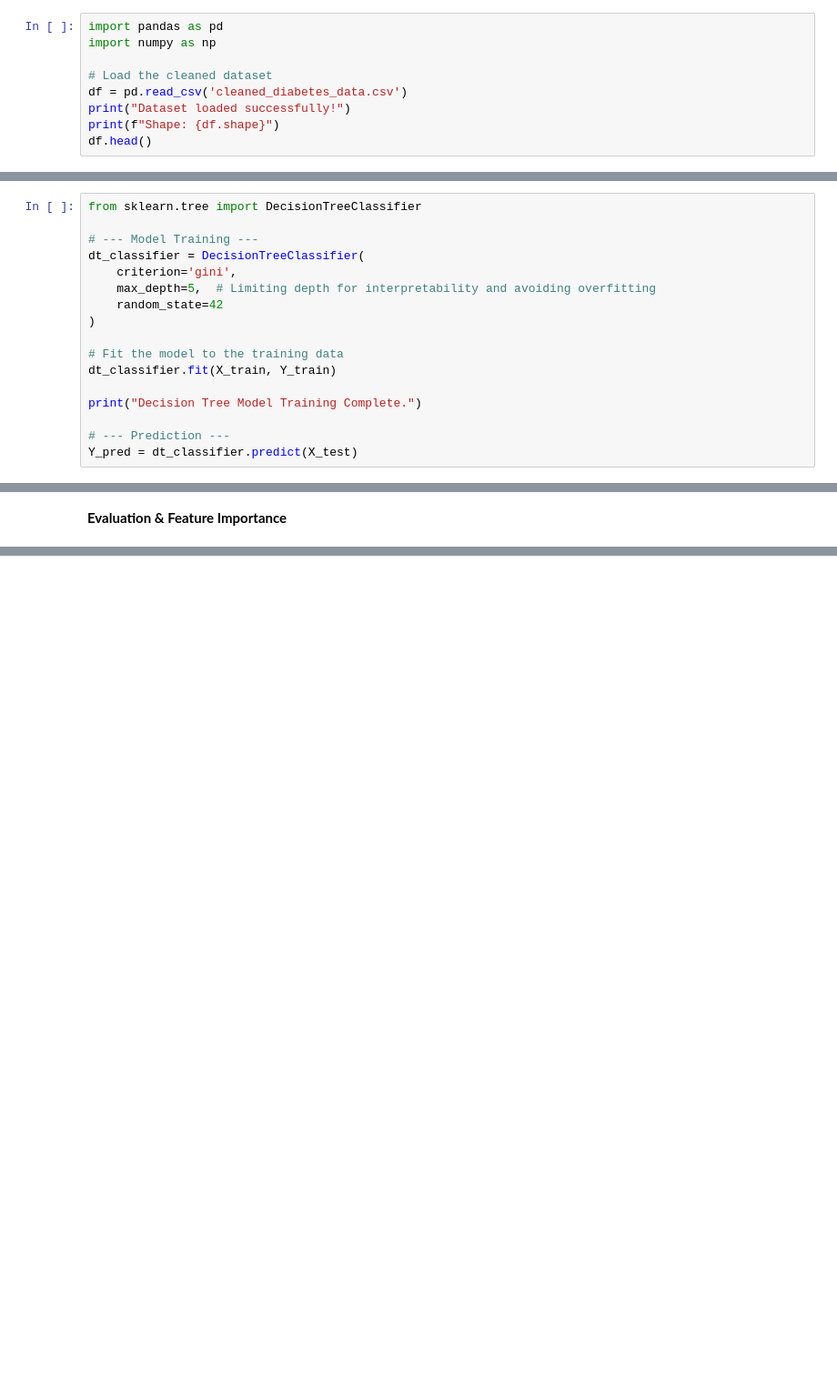
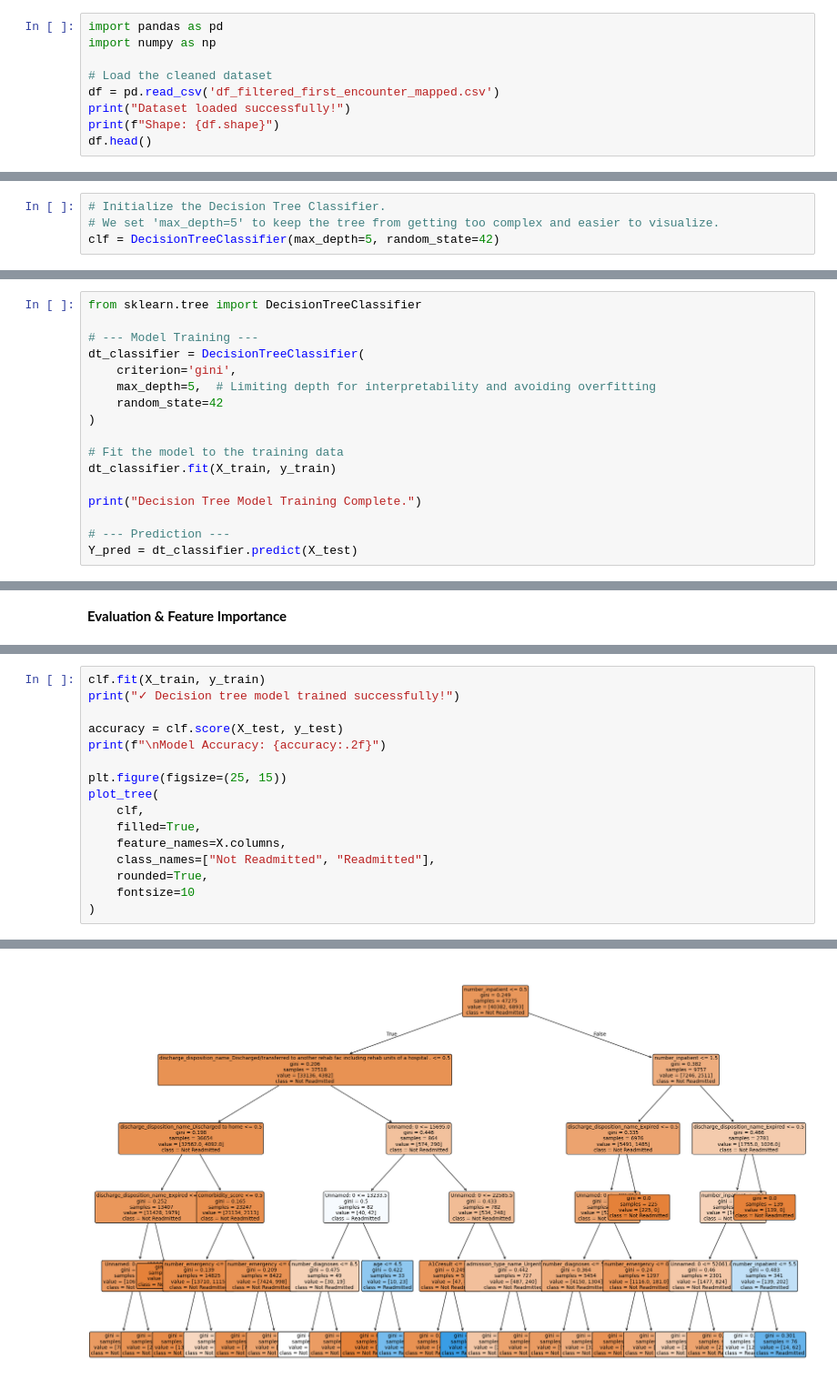
Before and after one commit to y171a/IT5006_EDA_Dashboard, a Jupyter notebook: Decision_Tree_Model.ipynb, the cells around one changed output, grey strips where cells are left out. Shown: that part at 91% size. Saved outputs shown, nothing was run; the diff lists cells and outputs as text; blank space fills up the shorter version.

Commit message:
updated decision tree model

```diff
--- a/Decision_Tree_Model.ipynb
+++ b/Decision_Tree_Model.ipynb
@@ -15,7 +15,7 @@ import pandas as pd
 import numpy as np
 
 # Load the cleaned dataset
-df = pd.read_csv('cleaned_diabetes_data.csv')
+df = pd.read_csv('df_filtered_first_encounter_mapped.csv')
 print("Dataset loaded successfully!")
 print(f"Shape: {df.shape}")
 df.head()
@@ -54,3 +53,7 @@ print(f"X_train shape: {X_train.shape}, X_test shape: {X_test.shape}")
+# %%
+# Initialize the Decision Tree Classifier.
+# We set 'max_depth=5' to keep the tree from getting too complex and easier to visualize.
+clf = DecisionTreeClassifier(max_depth=5, random_state=42)
 # %% [markdown]
 **Model Training & Prediction**
 # %%
@@ -64,7 +67,7 @@ dt_classifier = DecisionTreeClassifier(
 )
 
 # Fit the model to the training data
-dt_classifier.fit(X_train, Y_train)
+dt_classifier.fit(X_train, y_train)
 
 print("Decision Tree Model Training Complete.")
 
@@ -99,0 +123,17 @@ print(feature_importances.head(10))
+# %%
+clf.fit(X_train, y_train)
+print("✓ Decision tree model trained successfully!")
+
+accuracy = clf.score(X_test, y_test)
+print(f"\nModel Accuracy: {accuracy:.2f}")
+
+plt.figure(figsize=(25, 15))
+plot_tree(
+    clf,
+    filled=True,
+    feature_names=X.columns,
+    class_names=["Not Readmitted", "Readmitted"],
+    rounded=True,
+    fontsize=10
+)
+# %% [output]
@@ -99,0 +160 @@ print(feature_importances.head(10))
+[figure, added]
```
Also changed, not shown: parts of 7 cells of this notebook.
